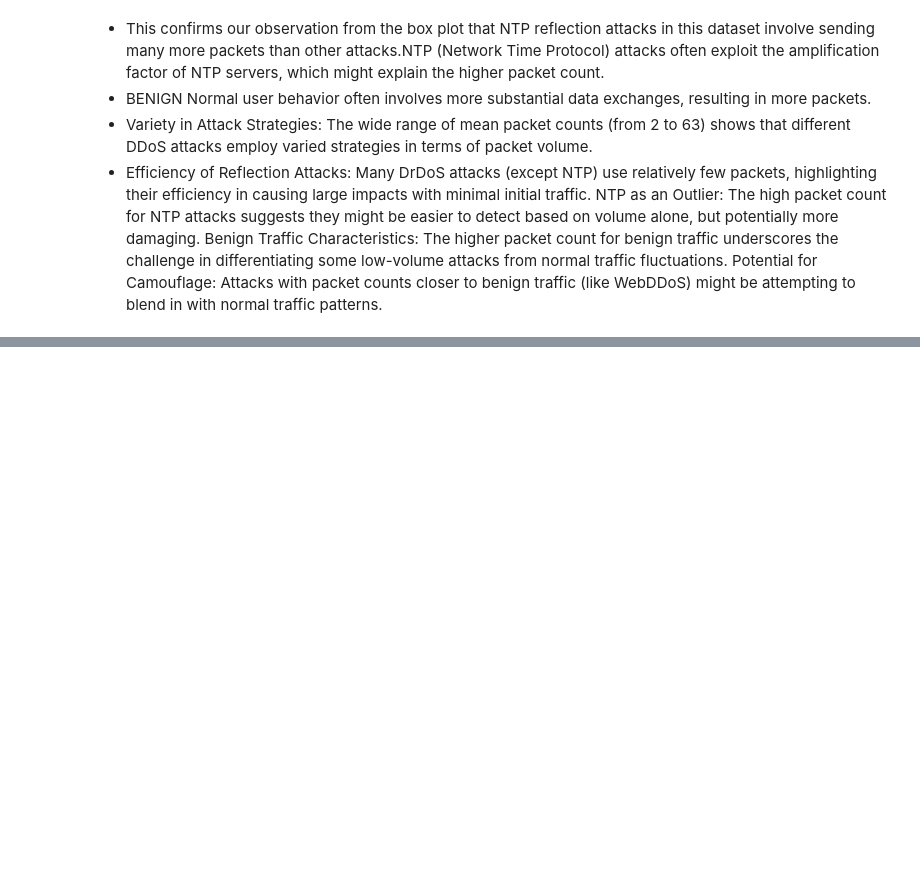
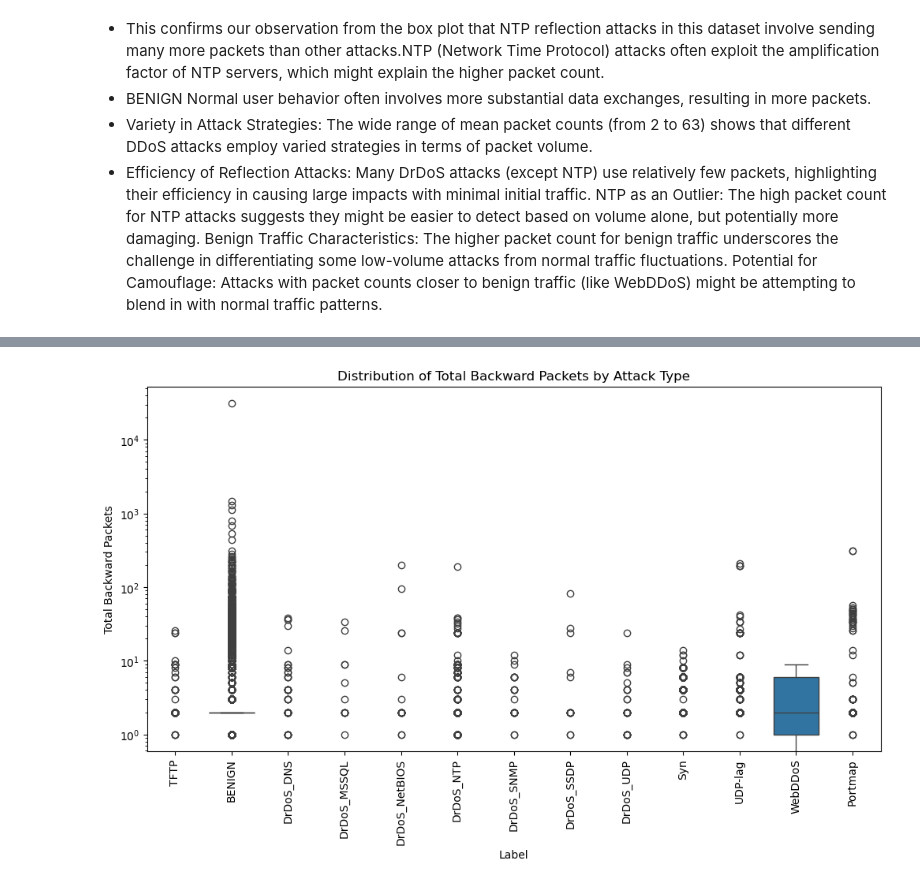
Before and after one commit to Eric-MK/nids_ddos, a Jupyter notebook: notebooks/attacks.ipynb, the cells around one changed output, grey strips where cells are left out. Cells and saved outputs as stored; diff of their text form; code cells hidden in the pictures; blank space fills up the shorter version.

```diff
--- a/notebooks/attacks.ipynb
+++ b/notebooks/attacks.ipynb
@@ -323,0 +337,10 @@ Potential for Camouflage: Attacks with packet counts closer to benign traffic (l
+# %%
+# Distribution of Total Backward Packets for each attack type
+plt.figure(figsize=(12, 6))
+sns.boxplot(x='Label', y='Total Backward Packets', data=data_attack)
+plt.xticks(rotation=90)
+plt.title('Distribution of Total Backward Packets by Attack Type')
+plt.yscale('log')  # Using log scale due to potential large differences
+plt.show()
+# %% [output]
+[figure, added]
```
Also changed, not shown: parts of 12 cells of this notebook.
